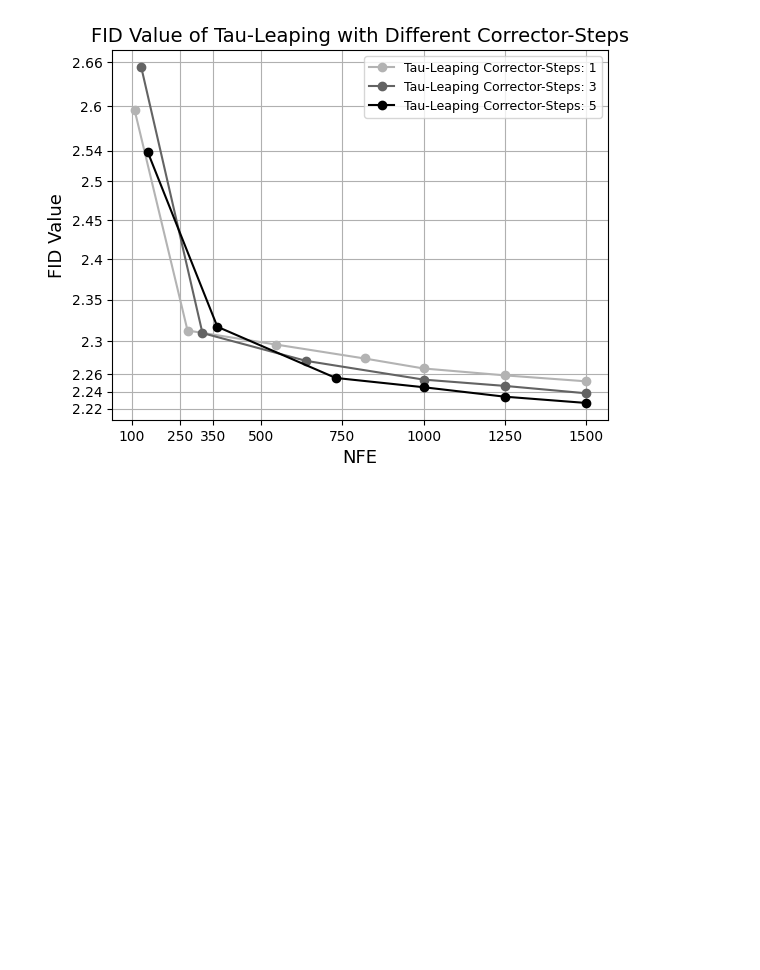
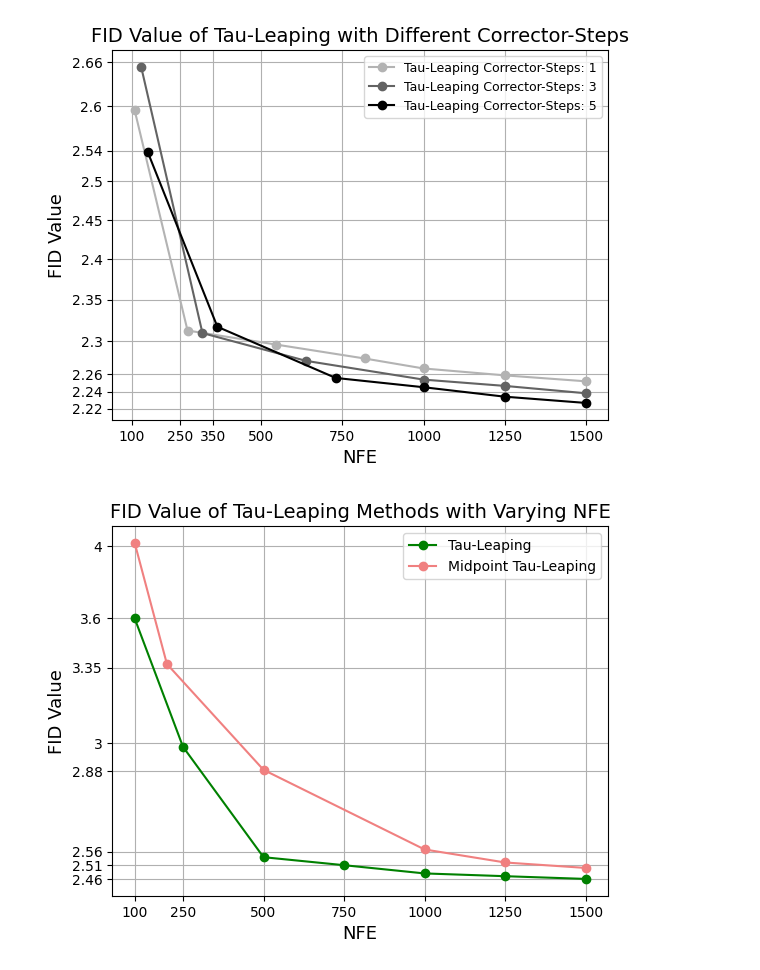
Before and after one commit to paulffm/Continuous-Time-Diffusion-Models-for-Discrete-Data, a Jupyter notebook: ContTimeDiscreteSpace/TAUnSDDM/eval_maze.ipynb, the cells around one changed output. Saved outputs shown, nothing was run; the diff lists cells and outputs as text; code cells hidden in the pictures; blank space fills up the shorter version.

```diff
--- a/ContTimeDiscreteSpace/TAUnSDDM/eval_maze.ipynb
+++ b/ContTimeDiscreteSpace/TAUnSDDM/eval_maze.ipynb
@@ -513,3 +534,96 @@ plt.show()
 # %% [output]
 [figure]
 [figure]
+# %%
+# NFE FID
+
+import numpy as np
+import matplotlib.pyplot as plt
+"""
+nfe_1_01 = [54, 109, 272, 545, 818, 1000] # 1090 last
+nfe_1_01_fid = [13.172119479843474, 2.593958846497685, 2.3124636154390714,  2.2955929208740997, 2.268975460098858, 2.2571159746989906]
+nfe_3_01 = [64, 129, 318, 637, 1000, 1272] # vorletzes 956
+nfe_3_01_fid = [12.544362618674569, 2.653572526721007, 2.30941289542929, 2.276187915395326, 2.2539787186312788, 2.2466063307386435]
+nfe_5_01 = [74, 149, 364, 729, 1000, 1500] #vorletztes 1094 letztes 15000
+nfe_5_01_fid = [12.58564395129946, 2.538496664948809, 2.3170141451028314, 2.2559381898192896, 2.2450412804101074, 2.2267139529323856]
+nfe_10_01 = [99, 199, 479, 1000, 1500] # vorletztes # 959 letztes 1439
+nfe_10_01_fid = [11.713824326294798, 2.4731209322140444, 2.3148737019269277, 2.3065898535350584, 2.195595756357534]  #3.195595756357534
+nfe_mpl = [60, 100, 200, 500, 1000, 1500]
+nfe_taul = [50, 100, 250, 500, 750, 1000, 1500]
+steps = 1 / np.array([5, 7, 10, 15, 20, 30, 50, 100, 250, 500, 750, 1000, 2000])
+fid_taul = np.array([13.453524786963495, 3.6, 2.98404509903506, 2.5395556730263706, 2.51, 2.48, 2.460157370950734])
+fid_mpl = np.array([12.394969584434108, 4.020041973904654, 3.3680633408595213, 2.8853011388733307, 2.5683849558007807, 2.48])
+                                    # 30 (60), 50 (100), 100 (200), 250 (500), 500 (1000), 750 (1500)
+"""
+
+# nfe plot
+import numpy as np
+import matplotlib.pyplot as plt
+from matplotlib.ticker import ScalarFormatter
+nfe_1_01 = [109, 272, 545, 818, 1000, 1250, 1500] # 1090 last
+nfe_1_01_fid = [2.593958846497685, 2.3124636154390714,  2.2955929208740997, 2.278975460098858, 2.2671159746989906, 2.259, 2.252]
+nfe_3_01 = [129, 318, 637, 1000, 1250, 1500] # vorletzes 956 # 1272
+nfe_3_01_fid = [2.653572526721007, 2.30941289542929, 2.276187915395326, 2.2539787186312788, 2.2466063307386435, 2.238]
+nfe_5_01 = [149, 364, 729, 1000, 1250, 1500] #vorletztes 1094 letztes 15000
+nfe_5_01_fid = [ 2.538496664948809, 2.3170141451028314, 2.2559381898192896, 2.2450412804101074, 2.234, 2.2267139529323856]
+nfe_10_01 = [199, 479, 1000, 1250, 1500] # vorletztes # 959 letztes 1439
+nfe_10_01_fid = [2.4731209322140444, 2.3148737019269277, 2.3065898535350584, 2.25, 2.195595756357534]  #3.195595756357534
+nfe_mpl = [100, 200, 500, 1000, 1250, 1500]
+nfe_taul = [100, 250, 500, 750, 1000, 1250, 1500]
+
+# steps = 1 / np.array([5, 7, 10, 15, 20, 30, 50, 100, 250, 500, 750, 1000, 2000])
+fid_taul = np.array([3.6, 2.98404509903506, 2.5395556730263706, 2.51, 2.48, 2.47, 2.460157370950734])
+fid_mpl = np.array([4.020041973904654, 3.3680633408595213, 2.8853011388733307, 2.5683849558007807, 2.52, 2.5])
+
+
+#steps_plot =
+
+plt.plot(nfe_taul, fid_taul, marker='o', color='green', label='Tau-Leaping')
+plt.plot(nfe_mpl, fid_mpl, marker='o', label='Midpoint Tau-Leaping', color='lightcoral')
+#plt.plot(nfe_1_01, nfe_1_01_fid, marker='o', label='Tau-Leaping C1')
+#plt.plot(nfe_3_01, nfe_3_01_fid, marker='o', label='Tau-Leaping C3')
+#plt.plot(nfe_5_01, nfe_5_01_fid, marker='o', label='Tau-Leaping C5')
+#plt.plot(nfe_10_01, nfe_10_01_fid, marker='o', label='Tau-Leaping C10')
+plt.xlabel('NFE', fontsize=13)
+plt.ylabel('FID Value', fontsize=13)
+plt.title('FID Value of Tau-Leaping Methods with Varying NFE', fontsize=14)
+plt.legend()
+plt.grid(True)
+
+steps_y = [4, 3.6, 3.35, 3, 2.88, 2.56, 2.51, 2.46]
+steps_plot = [100, 250, 500, 750, 1000, 1250, 1500]
+plt.yscale('log')
+plt.yticks(steps_y, steps_y)
+plt.xticks(steps_plot, steps_plot)
+#plt.savefig('fid_nfe_mp_taul.pdf')
+plt.show()
+
+
+#plt.plot(nfe_taul, fid_taul, marker='o', color='green', label='Tau-Leaping')
+#plt.plot(nfe_mpl, fid_mpl, marker='o', label='Midpoint Tau-Leaping')
+colors = ['black', 'gray', 'lightgray']
+colors = ['black', 'gray', (0.7, 0.7, 0.7)]
+colors = ['black', (0.39, 0.39, 0.39), (0.7, 0.7, 0.7)]  # Graustufen-Farben
+fid_taul2 = np.array([2.98404509903506, 2.5395556730263706, 2.51, 2.48, 2.47, 2.460157370950734])
+nfe_taul2 = [250, 500, 750, 1000, 1250, 1500]
+
+#plt.plot(nfe_taul2, fid_taul2, marker='o', color='green', label='Tau-Leaping')
+plt.plot(nfe_1_01, nfe_1_01_fid, marker='o', label='Tau-Leaping Corrector-Steps: 1', color=colors[2])
+plt.plot(nfe_3_01, nfe_3_01_fid, marker='o', label='Tau-Leaping Corrector-Steps: 3', color=colors[1])
+plt.plot(nfe_5_01, nfe_5_01_fid, marker='o', label='Tau-Leaping Corrector-Steps: 5', color=colors[0])
+
+plt.xlabel('NFE', fontsize=13)
+plt.ylabel('FID Value', fontsize=13)
+plt.title('FID Value of Tau-Leaping with Different Corrector-Steps', fontsize=14)
+plt.legend()
+plt.grid(True)
+
+plt.yscale('log')
+steps_y = [2.66, 2.6, 2.54, 2.5, 2.45, 2.4, 2.35, 2.30, 2.26, 2.24, 2.22]
+steps_plot = [100, 250, 350, 500, 750, 1000, 1250, 1500]
+plt.yticks(steps_y, steps_y)
+plt.xticks(steps_plot, steps_plot)
+plt.savefig('fid_nfe_corrector.pdf')
+plt.show()
+# %% [output]
+[figure, added]
```
Also changed, not shown: parts of 6 cells of this notebook, 1 other file.
